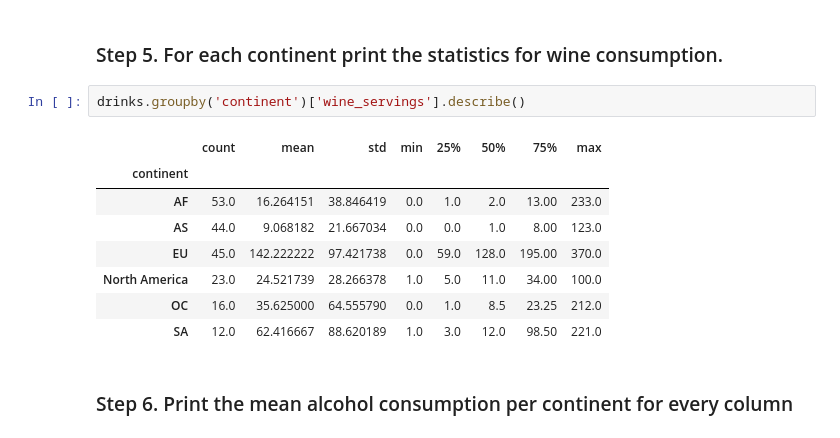
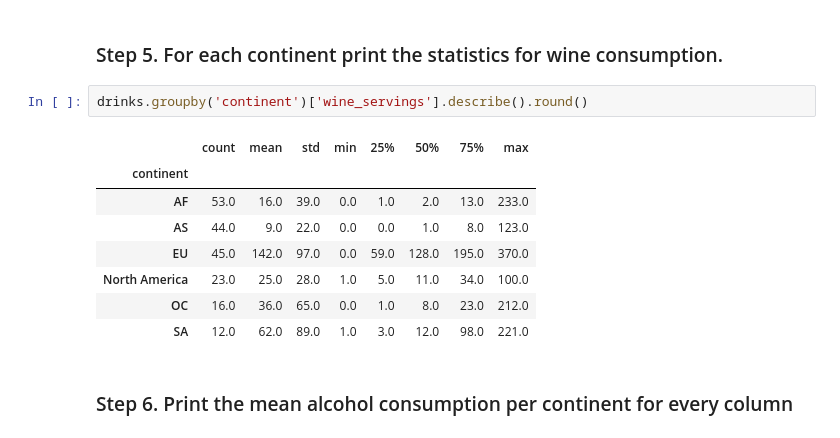
Before and after one commit to martinezleonlaura/2026-10-BILBAO-FT-Data-Science-LauraML, a Jupyter notebook: 2-Data_Analysis/2-Pandas/Practica/4-Alcohol_Consumption/Laura_Mtnez_Alcohol_Consumption.ipynb, the cells around one changed output. Cells and saved outputs as stored; diff of their text form.

```diff
--- a/2-Data_Analysis/2-Pandas/Practica/4-Alcohol_Consumption/Laura_Mtnez_Alcohol_Consumption.ipynb
+++ b/2-Data_Analysis/2-Pandas/Practica/4-Alcohol_Consumption/Laura_Mtnez_Alcohol_Consumption.ipynb
@@ -97,16 +116,16 @@ drinks.head(10)
 # %% [markdown]
 ### Step 5. For each continent print the statistics for wine consumption.
 # %%
-drinks.groupby('continent')['wine_servings'].describe()
+drinks.groupby('continent')['wine_servings'].describe().round()
 # %% [output]
 |  | count | mean | std | min | 25% | 50% | 75% | max |
 | continent |  |  |  |  |  |  |  |  |
-| AF | 53.0 | 16.264151 | 38.846419 | 0.0 | 1.0 | 2.0 | 13.00 | 233.0 |
-| AS | 44.0 | 9.068182 | 21.667034 | 0.0 | 0.0 | 1.0 | 8.00 | 123.0 |
-| EU | 45.0 | 142.222222 | 97.421738 | 0.0 | 59.0 | 128.0 | 195.00 | 370.0 |
-| North America | 23.0 | 24.521739 | 28.266378 | 1.0 | 5.0 | 11.0 | 34.00 | 100.0 |
-| OC | 16.0 | 35.625000 | 64.555790 | 0.0 | 1.0 | 8.5 | 23.25 | 212.0 |
-| SA | 12.0 | 62.416667 | 88.620189 | 1.0 | 3.0 | 12.0 | 98.50 | 221.0 |
+| AF | 53.0 | 16.0 | 39.0 | 0.0 | 1.0 | 2.0 | 13.0 | 233.0 |
+| AS | 44.0 | 9.0 | 22.0 | 0.0 | 0.0 | 1.0 | 8.0 | 123.0 |
+| EU | 45.0 | 142.0 | 97.0 | 0.0 | 59.0 | 128.0 | 195.0 | 370.0 |
+| North America | 23.0 | 25.0 | 28.0 | 1.0 | 5.0 | 11.0 | 34.0 | 100.0 |
+| OC | 16.0 | 36.0 | 65.0 | 0.0 | 1.0 | 8.0 | 23.0 | 212.0 |
+| SA | 12.0 | 62.0 | 89.0 | 1.0 | 3.0 | 12.0 | 98.0 | 221.0 |
 # %% [markdown]
 ### Step 6. Print the mean alcohol consumption per continent for every column
 # %%
```
Also changed, not shown: parts of 7 cells of this notebook, 4 other files.
